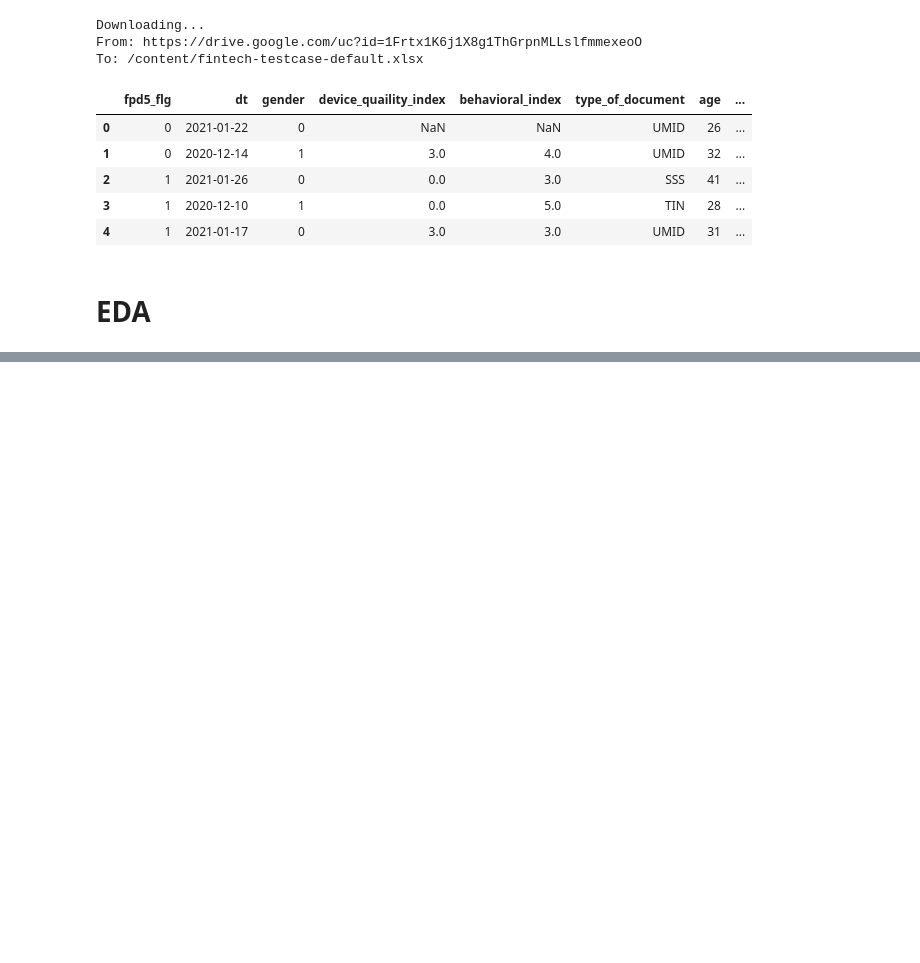
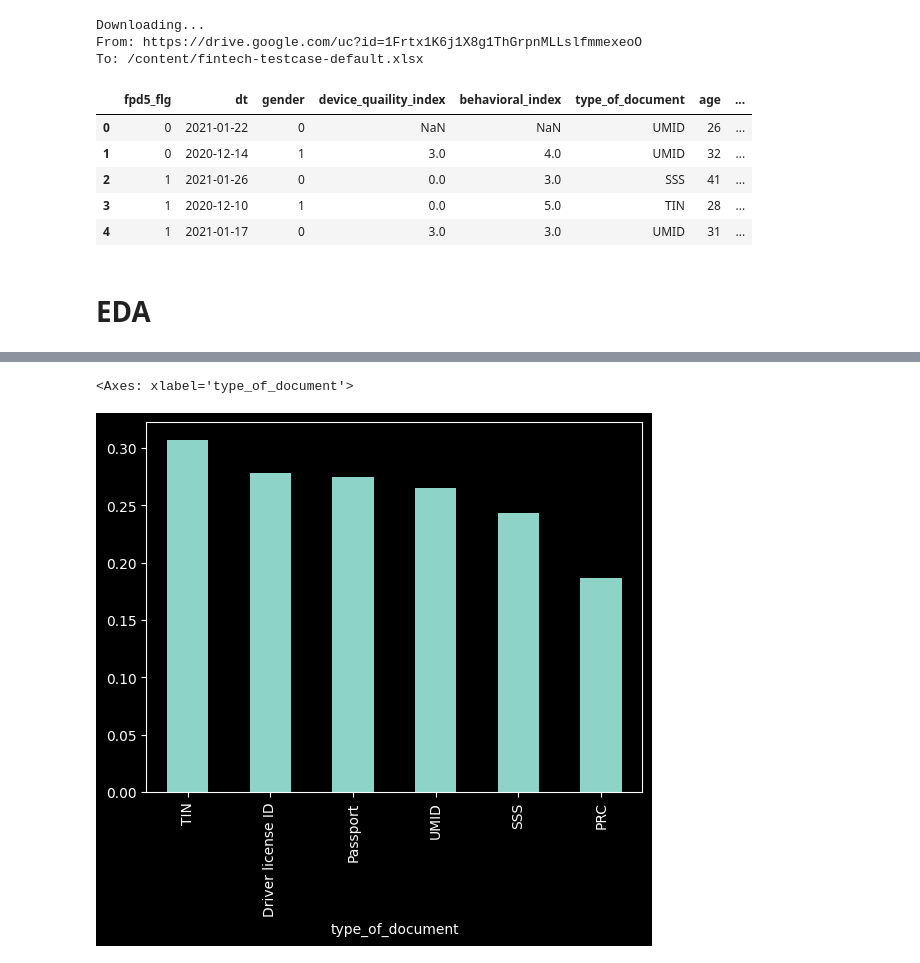
Before and after one commit to SergeyB81/Portfolio-DS, a Jupyter notebook: Тестовое CG/Finteh-86-89/fintech_testcase_default.ipynb, the cells around one changed output, grey strips where cells are left out. Drawn from its saved outputs; the diff is of its cells as text; code cells hidden in the pictures; blank space fills up the shorter version.

```diff
--- a/Тестовое CG/Finteh-86-89/fintech_testcase_default.ipynb
+++ b/Тестовое CG/Finteh-86-89/fintech_testcase_default.ipynb
@@ -53,0 +249,5 @@ df.head()
+# %%
+df.groupby('type_of_document',dropna=False)['fpd5_flg'].agg(['count','mean']).sort_values('mean',ascending=False)['mean'].plot(kind='bar')
+# %% [output]
+<Axes: xlabel='type_of_document'>
+[figure, added]
```
Also changed, not shown: parts of 262 cells of this notebook.
